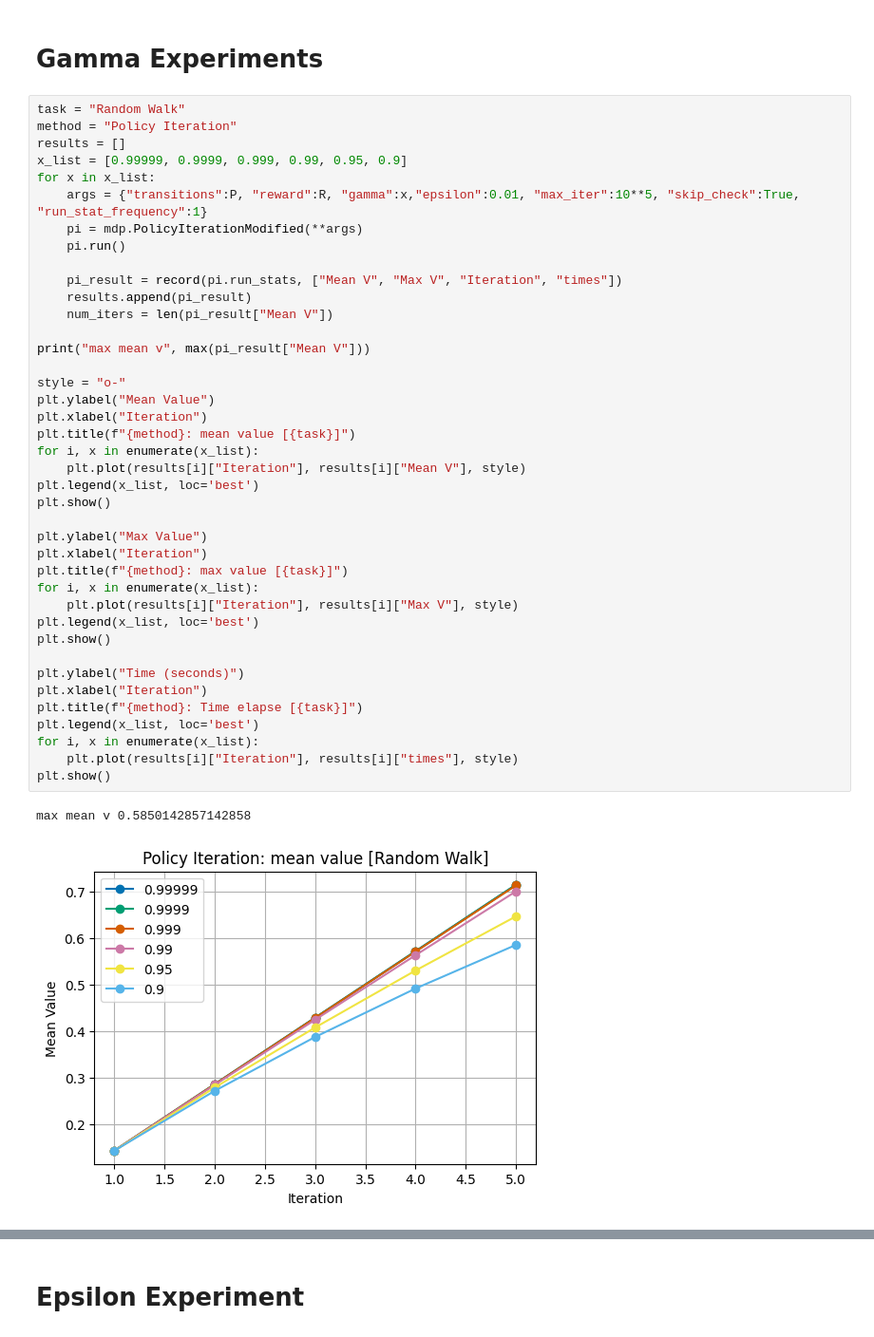
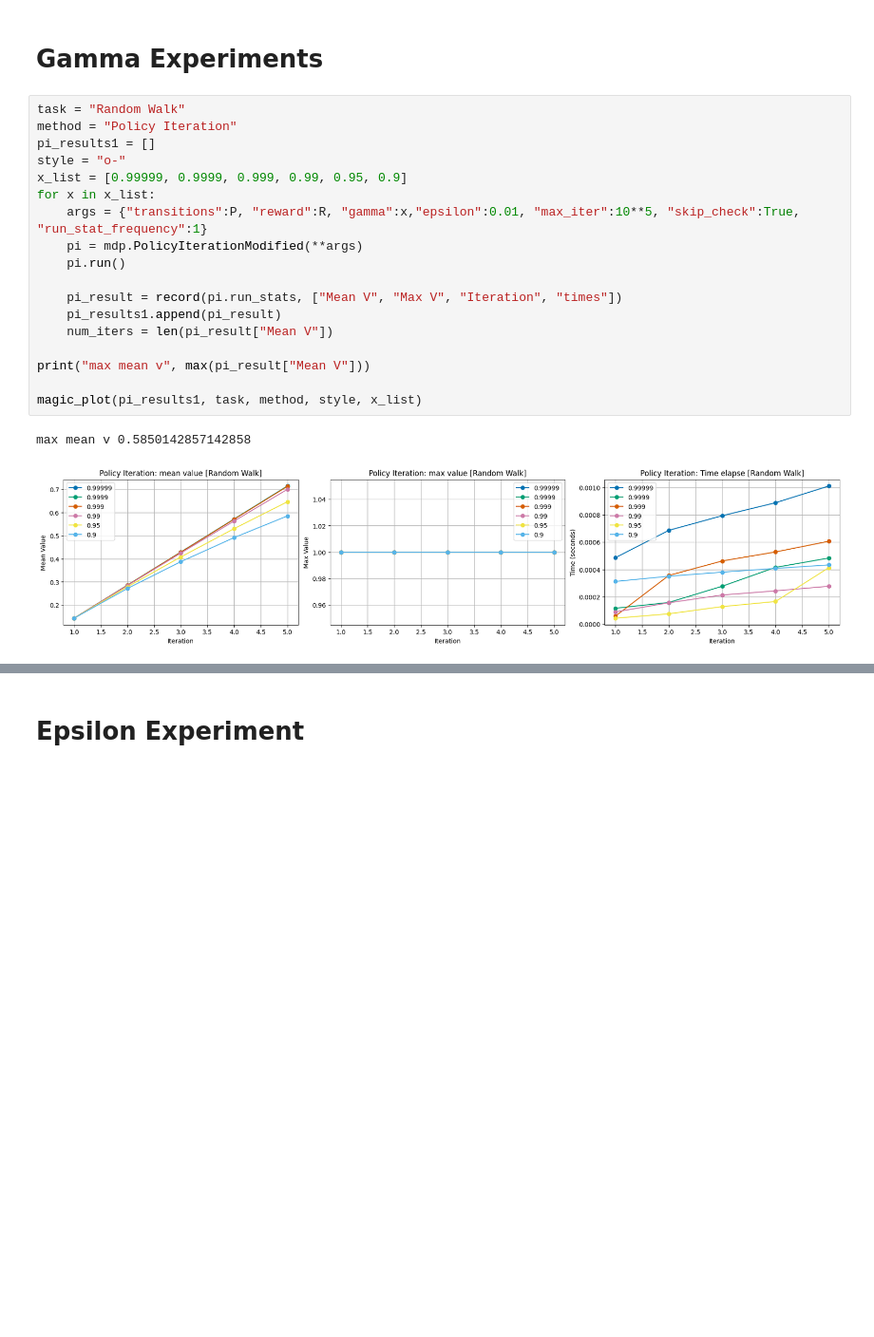
Before and after one commit to fonylew/machine-learning, a Jupyter notebook: reinforcement_learning/randomwalk.ipynb, the cells around one changed output, grey strips where cells are left out. Shown at 95% size. Cells and saved outputs as stored; diff of their text form; blank space fills up the shorter version.

```diff
--- a/reinforcement_learning/randomwalk.ipynb
+++ b/reinforcement_learning/randomwalk.ipynb
@@ -305,43 +301,21 @@ pd.DataFrame(record(pi.run_stats, ["Mean V", "Max V", "Iteration", "times"])).pl
 # %%
 task = "Random Walk"
 method = "Policy Iteration"
-results = []
+pi_results1 = []
+style = "o-"
 x_list = [0.99999, 0.9999, 0.999, 0.99, 0.95, 0.9]
 for x in x_list:
     args = {"transitions":P, "reward":R, "gamma":x,"epsilon":0.01, "max_iter":10**5, "skip_check":True, "run_stat_frequency":1}
     pi = mdp.PolicyIterationModified(**args)
     pi.run()
 
     pi_result = record(pi.run_stats, ["Mean V", "Max V", "Iteration", "times"])
-    results.append(pi_result)
+    pi_results1.append(pi_result)
     num_iters = len(pi_result["Mean V"])
 
 print("max mean v", max(pi_result["Mean V"]))
 
-style = "o-"
-plt.ylabel("Mean Value")
-plt.xlabel("Iteration")
-plt.title(f"{method}: mean value [{task}]")
-for i, x in enumerate(x_list):
-    plt.plot(results[i]["Iteration"], results[i]["Mean V"], style)
-plt.legend(x_list, loc='best')
-plt.show()
-
-plt.ylabel("Max Value")
-plt.xlabel("Iteration")
-plt.title(f"{method}: max value [{task}]")
-for i, x in enumerate(x_list):
-    plt.plot(results[i]["Iteration"], results[i]["Max V"], style)
-plt.legend(x_list, loc='best')
-plt.show()
-
-plt.ylabel("Time (seconds)")
-plt.xlabel("Iteration")
-plt.title(f"{method}: Time elapse [{task}]")
-plt.legend(x_list, loc='best')
-for i, x in enumerate(x_list):
-    plt.plot(results[i]["Iteration"], results[i]["times"], style)
-plt.show()
+magic_plot(pi_results1, task, method, style, x_list)
 # %% [output]
 max mean v 0.5850142857142858
-[figure, old version]
+[figure, new version]
```
Also changed, not shown: parts of 28 cells of this notebook, 4 other files.
